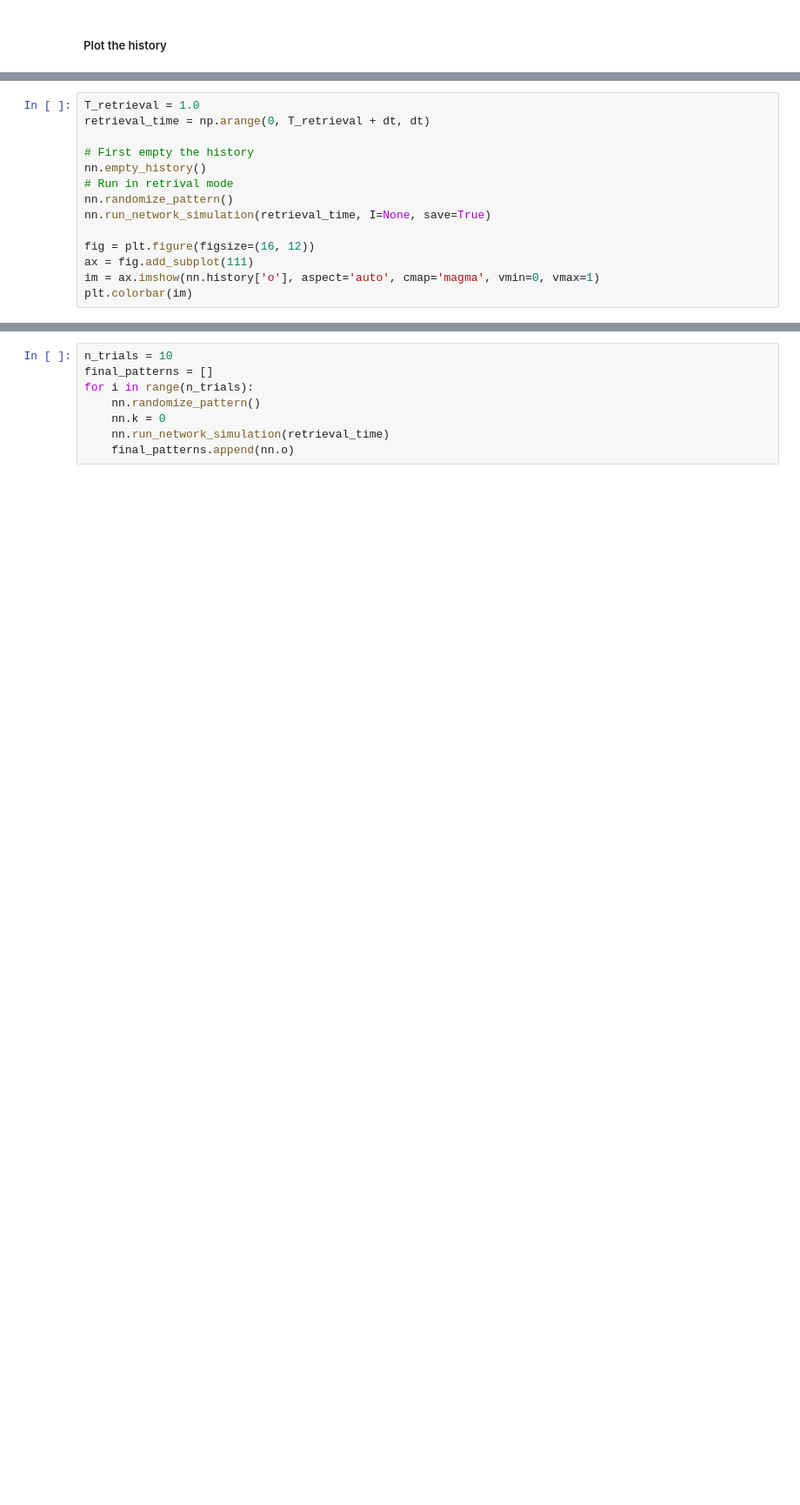
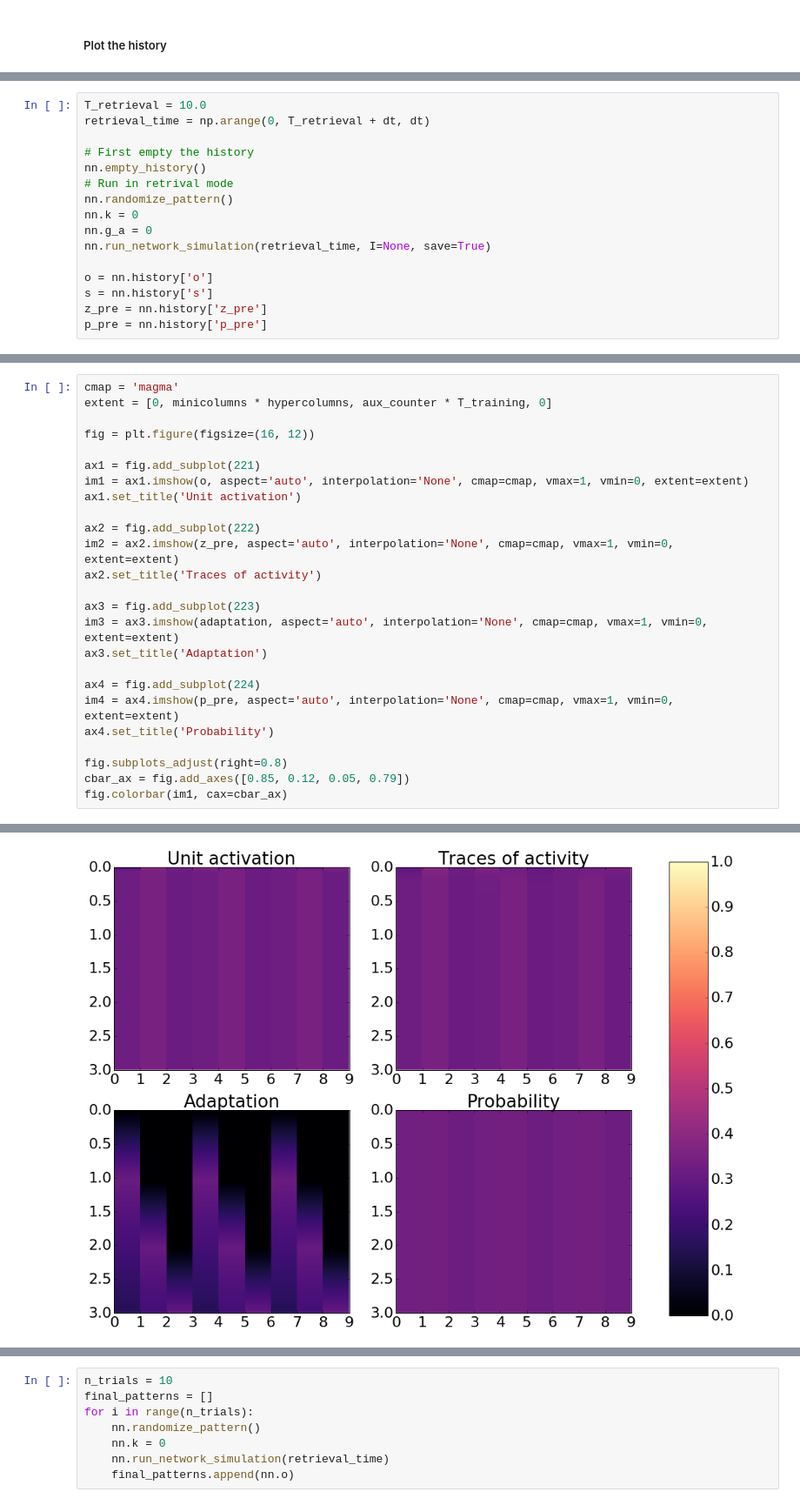
Before and after one commit to h-mayorquin/attractor_sequences, a Jupyter notebook: notebooks/2016-10-09(Time constant effects for learning in time).ipynb, the cells around one changed output, grey strips where cells are left out. Shown at 87% size. Cells and saved outputs as stored; diff of their text form; blank space fills up the shorter version.

```diff
--- a/notebooks/2016-10-09(Time constant effects for learning in time).ipynb
+++ b/notebooks/2016-10-09(Time constant effects for learning in time).ipynb
@@ -156,14 +211,16 @@ for index, (w, p_co) in enumerate(zip(w_end, p_co_end)):
 # %%
-T_retrieval = 1.0
+T_retrieval = 10.0
 retrieval_time = np.arange(0, T_retrieval + dt, dt)
 
 # First empty the history
 nn.empty_history()
 # Run in retrival mode
 nn.randomize_pattern()
+nn.k = 0
+nn.g_a = 0
 nn.run_network_simulation(retrieval_time, I=None, save=True)
 
-fig = plt.figure(figsize=(16, 12))
-ax = fig.add_subplot(111)
-im = ax.imshow(nn.history['o'], aspect='auto', cmap='magma', vmin=0, vmax=1)
-plt.colorbar(im)
+o = nn.history['o']
+s = nn.history['s']
+z_pre = nn.history['z_pre']
+p_pre = nn.history['p_pre']
@@ -171,0 +227,26 @@ nn.history['o'].shape
+# %%
+cmap = 'magma'
+extent = [0, minicolumns * hypercolumns, aux_counter * T_training, 0]
+
+fig = plt.figure(figsize=(16, 12))
+
+ax1 = fig.add_subplot(221)
+im1 = ax1.imshow(o, aspect='auto', interpolation='None', cmap=cmap, vmax=1, vmin=0, extent=extent)
+ax1.set_title('Unit activation')
+
+ax2 = fig.add_subplot(222)
+im2 = ax2.imshow(z_pre, aspect='auto', interpolation='None', cmap=cmap, vmax=1, vmin=0, extent=extent)
+ax2.set_title('Traces of activity')
+
+ax3 = fig.add_subplot(223)
+im3 = ax3.imshow(adaptation, aspect='auto', interpolation='None', cmap=cmap, vmax=1, vmin=0, extent=extent)
+ax3.set_title('Adaptation')
+
+ax4 = fig.add_subplot(224)
+im4 = ax4.imshow(p_pre, aspect='auto', interpolation='None', cmap=cmap, vmax=1, vmin=0, extent=extent)
+ax4.set_title('Probability')
+
+fig.subplots_adjust(right=0.8)
+cbar_ax = fig.add_axes([0.85, 0.12, 0.05, 0.79])
+fig.colorbar(im1, cax=cbar_ax)
+# %% [output]
@@ -171,0 +254 @@ nn.history['o'].shape
+[figure, added]
```
Also changed, not shown: parts of 17 cells of this notebook, 2 other files.
